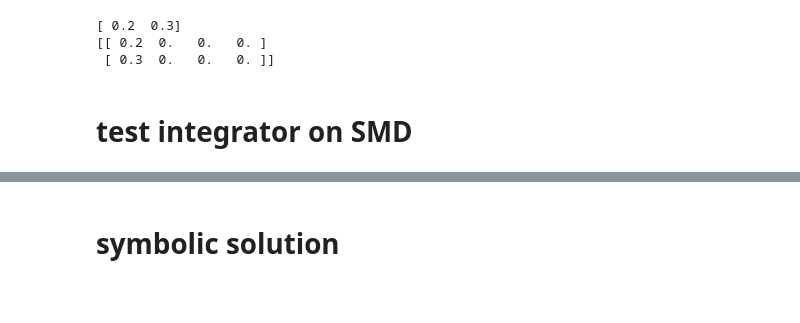
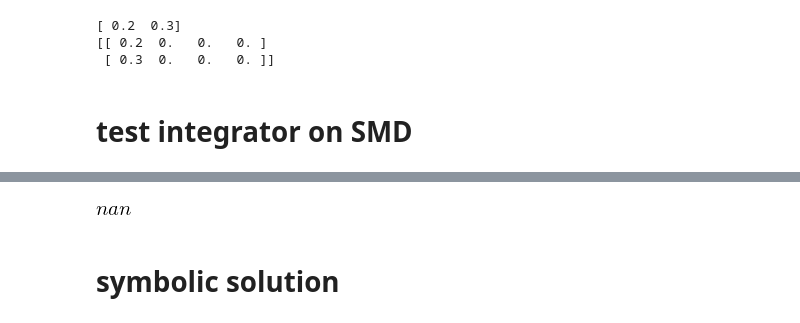
Before and after one commit to hakantiftikci/pyODEIVP4OEM, a Jupyter notebook: purePython/develope_purePython_RK_framework.ipynb, the cells around one changed output, grey strips where cells are left out. Saved outputs shown, nothing was run; the diff lists cells and outputs as text; code cells hidden in the pictures; blank space fills up the shorter version.

```diff
--- a/purePython/develope_purePython_RK_framework.ipynb
+++ b/purePython/develope_purePython_RK_framework.ipynb
@@ -169,3 +306,7 @@ plt.plot(tv,yv[2,:],'.-')
+# %%
+SMDsinhalft(0., 1., 0.5, 1., 1., 3.)
+# %% [output]
+[figure, added]
 # %% [markdown]
 # symbolic solution
 # %%
```
Also changed, not shown: parts of 26 cells of this notebook.
